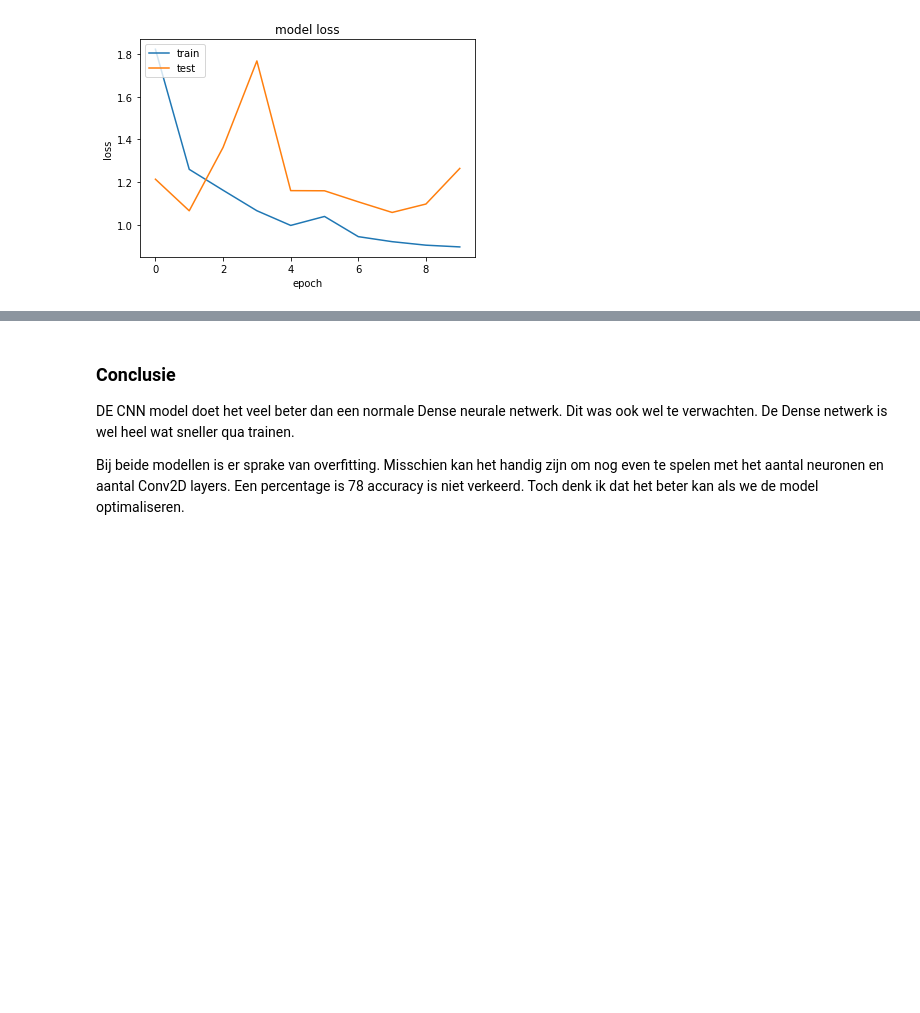
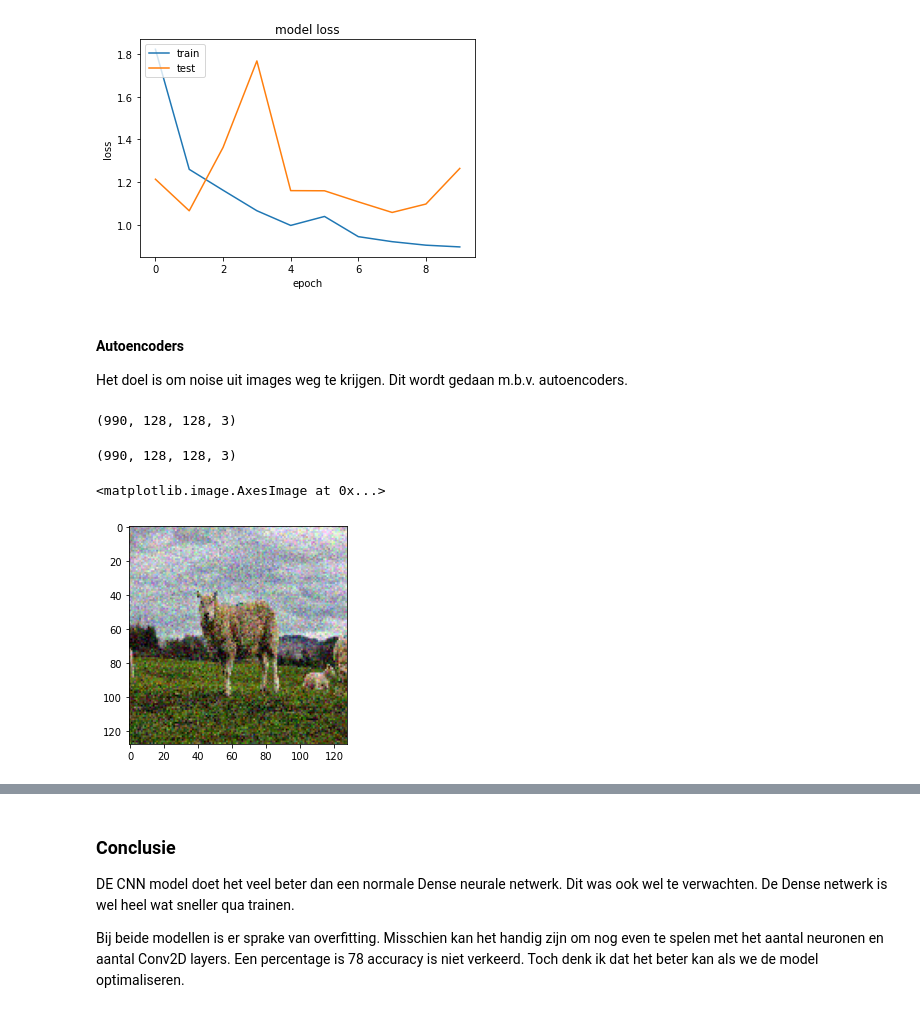
Before and after one commit to Mysurii/Minoi-AAI, a Jupyter notebook: Machine Learning/animals.ipynb, the cells around one changed output, grey strips where cells are left out. Saved outputs shown, nothing was run; the diff lists cells and outputs as text; code cells hidden in the pictures; blank space fills up the shorter version.

Commit message:
added autoencoders

```diff
--- a/Machine Learning/animals.ipynb
+++ b/Machine Learning/animals.ipynb
@@ -258,3 +263,29 @@ plt.legend(['train', 'test'], loc='upper left')
 plt.show()
 # %% [output]
 [figure]
+# %% [markdown]
+#### Autoencoders
+
+Het doel is om noise uit images weg te krijgen. Dit wordt gedaan m.b.v. autoencoders.
+# %%
+def add_noise_and_clip_data(data):
+   noise = np.random.normal(loc=0.0, scale=0.1, size=data.shape)
+   data = data + noise
+   data = np.clip(data, 0., 1.)
+   return data
+# %%
+train_data_noisy = add_noise_and_clip_data(X_train)
+test_data_noisy = add_noise_and_clip_data(X_test)
+# %%
+X_train.shape
+# %% [output]
+(990, 128, 128, 3)
+# %%
+train_data_noisy.shape
+# %% [output]
+(990, 128, 128, 3)
+# %%
+plt.imshow(train_data_noisy[13])
+# %% [output]
+<matplotlib.image.AxesImage at 0x...>
+[figure, added]
```
Also changed, not shown: parts of 8 cells of this notebook.
